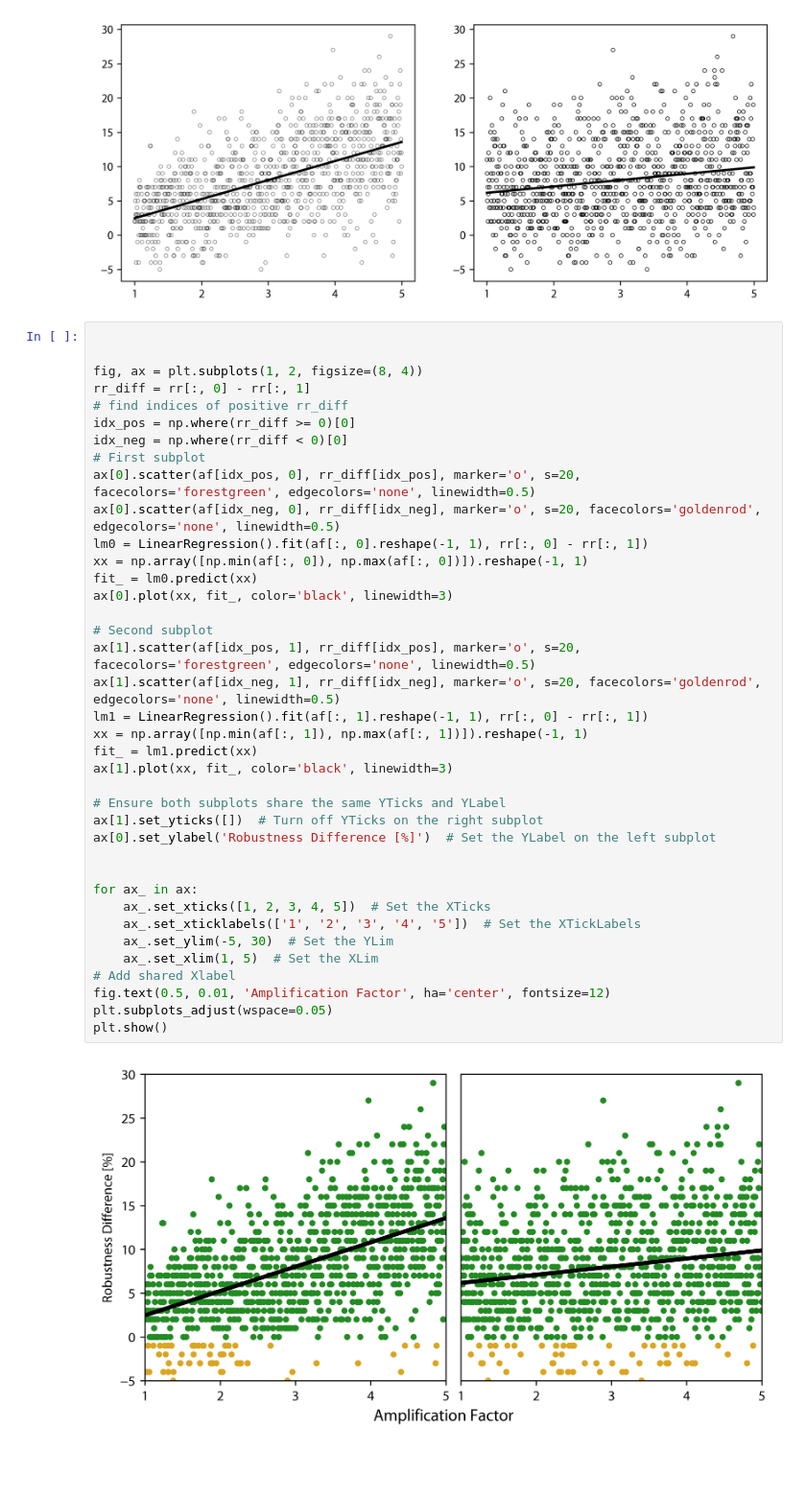
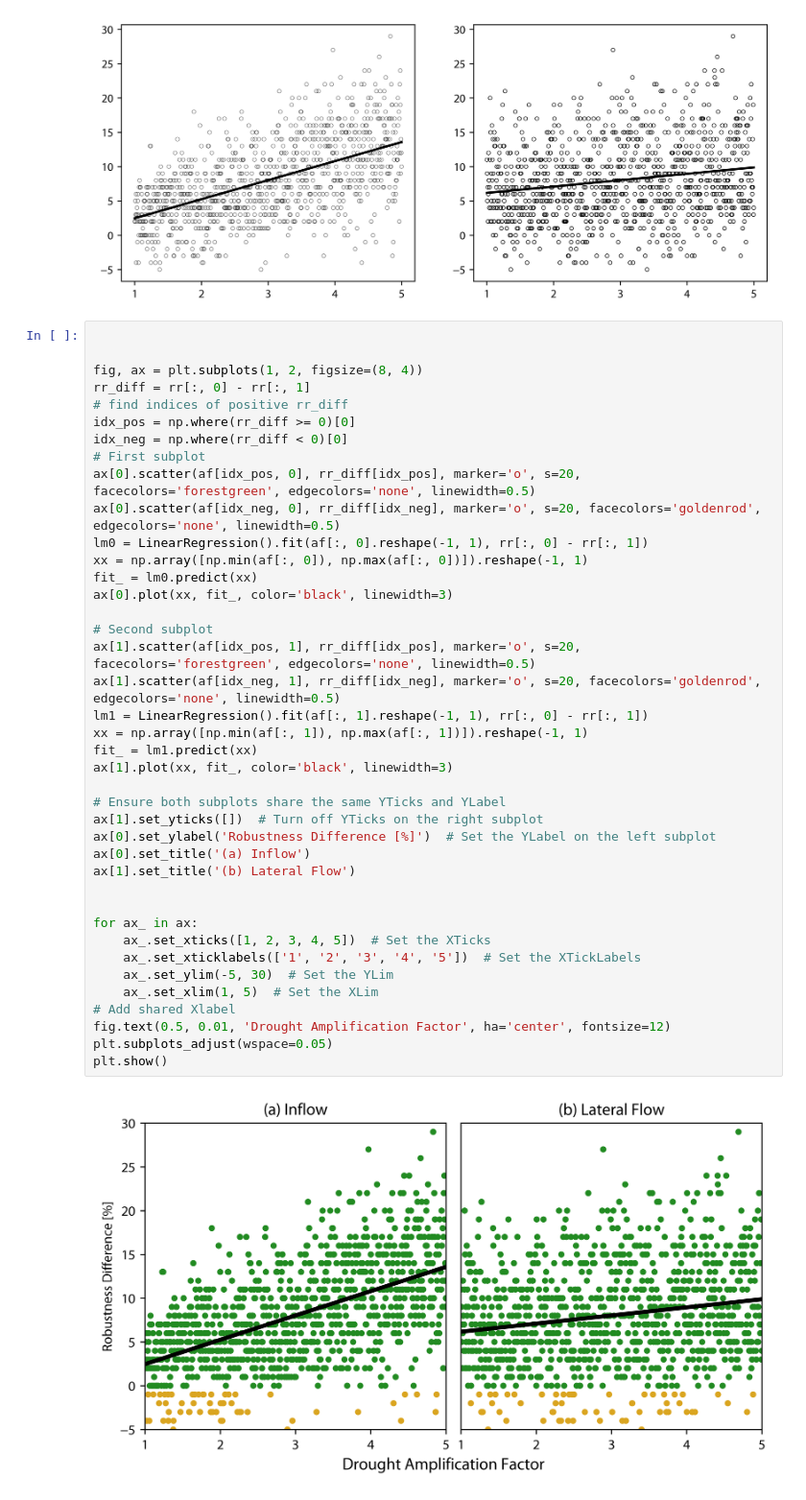
Before and after one commit to cruiseryy/UYRB, a Jupyter notebook: figures/fig6.ipynb, the cells around one changed output. Shown at 96% size. Saved outputs shown, nothing was run; the diff lists cells and outputs as text; blank space fills up the shorter version.

```diff
--- a/figures/fig6.ipynb
+++ b/figures/fig6.ipynb
@@ -43,32 +56,34 @@ idx_neg = np.where(rr_diff < 0)[0]
 # First subplot
 ax[0].scatter(af[idx_pos, 0], rr_diff[idx_pos], marker='o', s=20, facecolors='forestgreen', edgecolors='none', linewidth=0.5)
 ax[0].scatter(af[idx_neg, 0], rr_diff[idx_neg], marker='o', s=20, facecolors='goldenrod', edgecolors='none', linewidth=0.5)
 lm0 = LinearRegression().fit(af[:, 0].reshape(-1, 1), rr[:, 0] - rr[:, 1])
 xx = np.array([np.min(af[:, 0]), np.max(af[:, 0])]).reshape(-1, 1)
 fit_ = lm0.predict(xx)
 ax[0].plot(xx, fit_, color='black', linewidth=3)
 
 # Second subplot
 ax[1].scatter(af[idx_pos, 1], rr_diff[idx_pos], marker='o', s=20, facecolors='forestgreen', edgecolors='none', linewidth=0.5)
 ax[1].scatter(af[idx_neg, 1], rr_diff[idx_neg], marker='o', s=20, facecolors='goldenrod', edgecolors='none', linewidth=0.5)
 lm1 = LinearRegression().fit(af[:, 1].reshape(-1, 1), rr[:, 0] - rr[:, 1])
 xx = np.array([np.min(af[:, 1]), np.max(af[:, 1])]).reshape(-1, 1)
 fit_ = lm1.predict(xx)
 ax[1].plot(xx, fit_, color='black', linewidth=3)
 
 # Ensure both subplots share the same YTicks and YLabel
 ax[1].set_yticks([])  # Turn off YTicks on the right subplot
 ax[0].set_ylabel('Robustness Difference [%]')  # Set the YLabel on the left subplot
+ax[0].set_title('(a) Inflow')
+ax[1].set_title('(b) Lateral Flow')
 
 
 for ax_ in ax:
     ax_.set_xticks([1, 2, 3, 4, 5])  # Set the XTicks
     ax_.set_xticklabels(['1', '2', '3', '4', '5'])  # Set the XTickLabels
     ax_.set_ylim(-5, 30)  # Set the YLim
     ax_.set_xlim(1, 5)  # Set the XLim
 # Add shared Xlabel
-fig.text(0.5, 0.01, 'Amplification Factor', ha='center', fontsize=12)
+fig.text(0.5, 0.01, 'Drought Amplification Factor', ha='center', fontsize=12)
 plt.subplots_adjust(wspace=0.05)
 plt.show()
 # %% [output]
-[figure, old version]
+[figure, new version]
```
Also changed, not shown: parts of 5 cells of this notebook, 1 other file.
